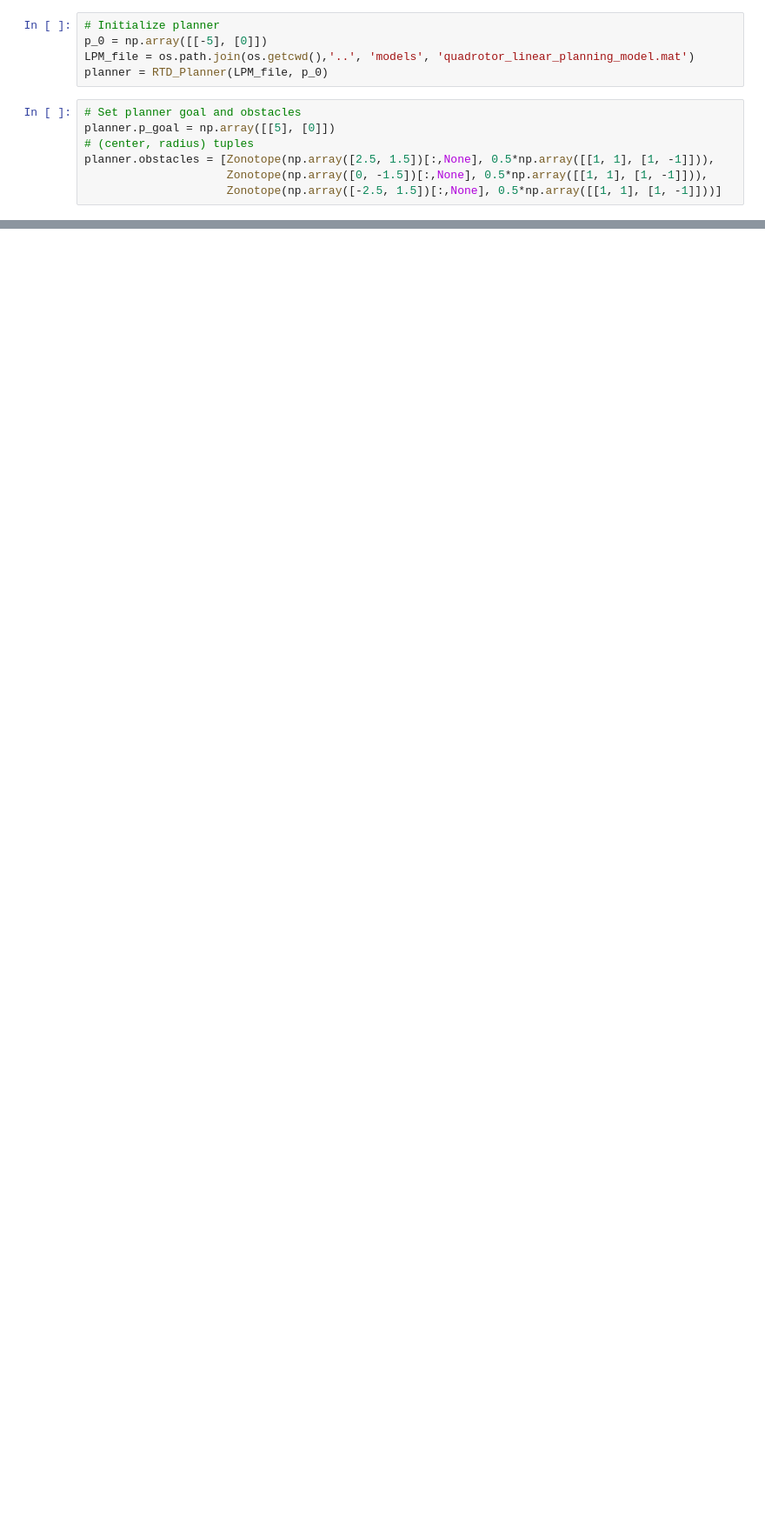
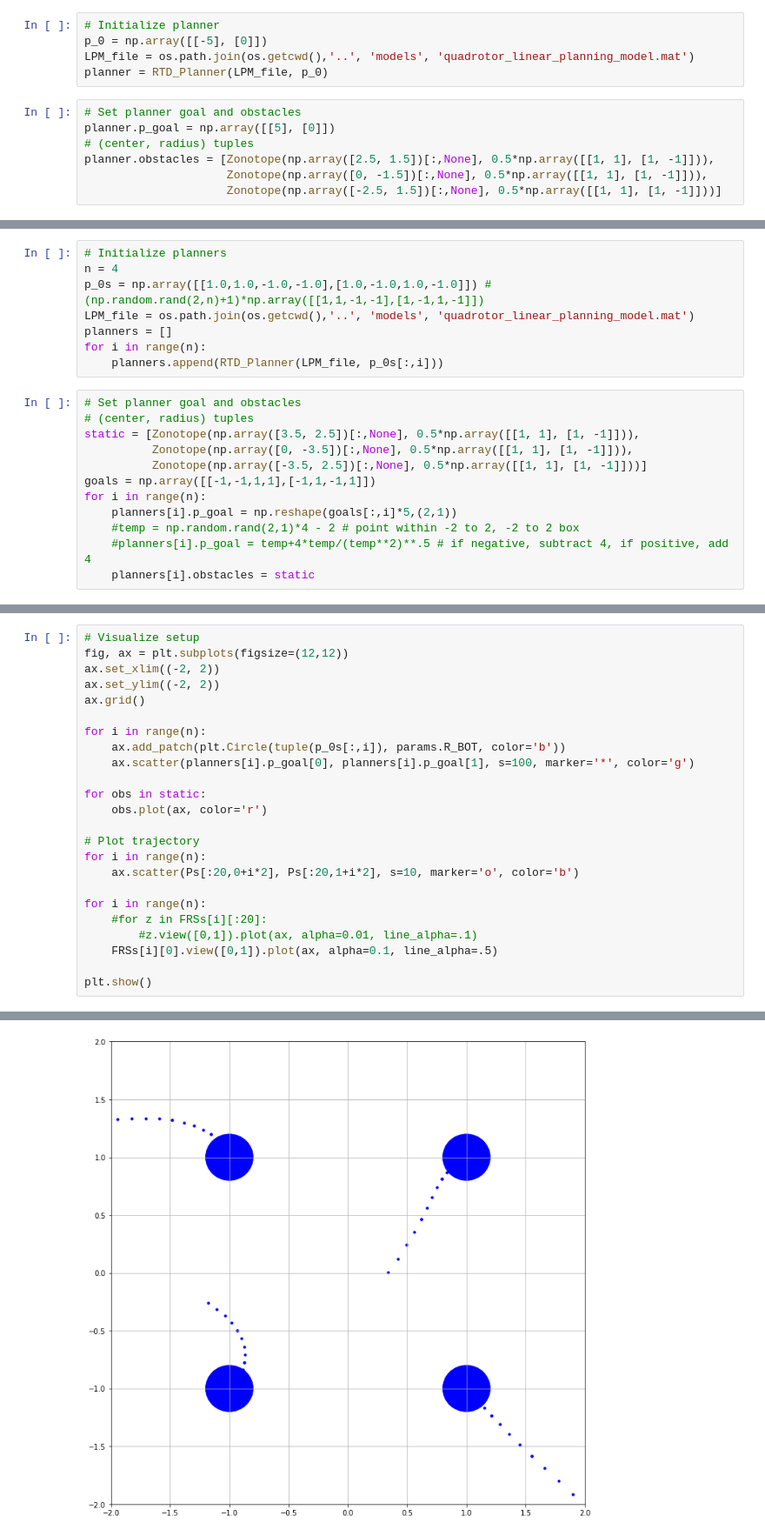
Before and after one commit to adamdai/multirobot-planning, a Jupyter notebook: notebooks/rtd_planning_sim.ipynb, the cells around one changed output, grey strips where cells are left out. Shown at 87% size. Cells and saved outputs as stored; diff of their text form; blank space fills up the shorter version.

Commit message:
Updates from end of fall quarter
Made multiple agent plan paths, created gifs, simulated communication drops

```diff
--- a/notebooks/rtd_planning_sim.ipynb
+++ b/notebooks/rtd_planning_sim.ipynb
@@ -112,0 +150,20 @@ plt.show()
+# %%
+# Initialize planners
+n = 4
+p_0s = np.array([[1.0,1.0,-1.0,-1.0],[1.0,-1.0,1.0,-1.0]]) #(np.random.rand(2,n)+1)*np.array([[1,1,-1,-1],[1,-1,1,-1]])
+LPM_file = os.path.join(os.getcwd(),'..', 'models', 'quadrotor_linear_planning_model.mat')
+planners = []
+for i in range(n):
+    planners.append(RTD_Planner(LPM_file, p_0s[:,i]))
+# %%
+# Set planner goal and obstacles
+# (center, radius) tuples
+static = [Zonotope(np.array([3.5, 2.5])[:,None], 0.5*np.array([[1, 1], [1, -1]])),
+          Zonotope(np.array([0, -3.5])[:,None], 0.5*np.array([[1, 1], [1, -1]])),
+          Zonotope(np.array([-3.5, 2.5])[:,None], 0.5*np.array([[1, 1], [1, -1]]))]
+goals = np.array([[-1,-1,1,1],[-1,1,-1,1]])
+for i in range(n):
+    planners[i].p_goal = np.reshape(goals[:,i]*5,(2,1))
+    #temp = np.random.rand(2,1)*4 - 2 # point within -2 to 2, -2 to 2 box
+    #planners[i].p_goal = temp+4*temp/(temp**2)**.5 # if negative, subtract 4, if positive, add 4
+    planners[i].obstacles = static
@@ -112,0 +320,25 @@ plt.show()
+# %%
+# Visualize setup
+fig, ax = plt.subplots(figsize=(12,12))
+ax.set_xlim((-2, 2))
+ax.set_ylim((-2, 2))
+ax.grid()
+
+for i in range(n):
+    ax.add_patch(plt.Circle(tuple(p_0s[:,i]), params.R_BOT, color='b'))
+    ax.scatter(planners[i].p_goal[0], planners[i].p_goal[1], s=100, marker='*', color='g')
+
+for obs in static:
+    obs.plot(ax, color='r')
+
+# Plot trajectory
+for i in range(n):
+    ax.scatter(Ps[:20,0+i*2], Ps[:20,1+i*2], s=10, marker='o', color='b')
+
+for i in range(n):
+    #for z in FRSs[i][:20]:
+        #z.view([0,1]).plot(ax, alpha=0.01, line_alpha=.1)
+    FRSs[i][0].view([0,1]).plot(ax, alpha=0.1, line_alpha=.5)
+
+plt.show()
+# %% [output]
@@ -112,0 +346 @@ plt.show()
+[figure, added]
```
Also changed, not shown: parts of 26 cells of this notebook, 9 other files.
